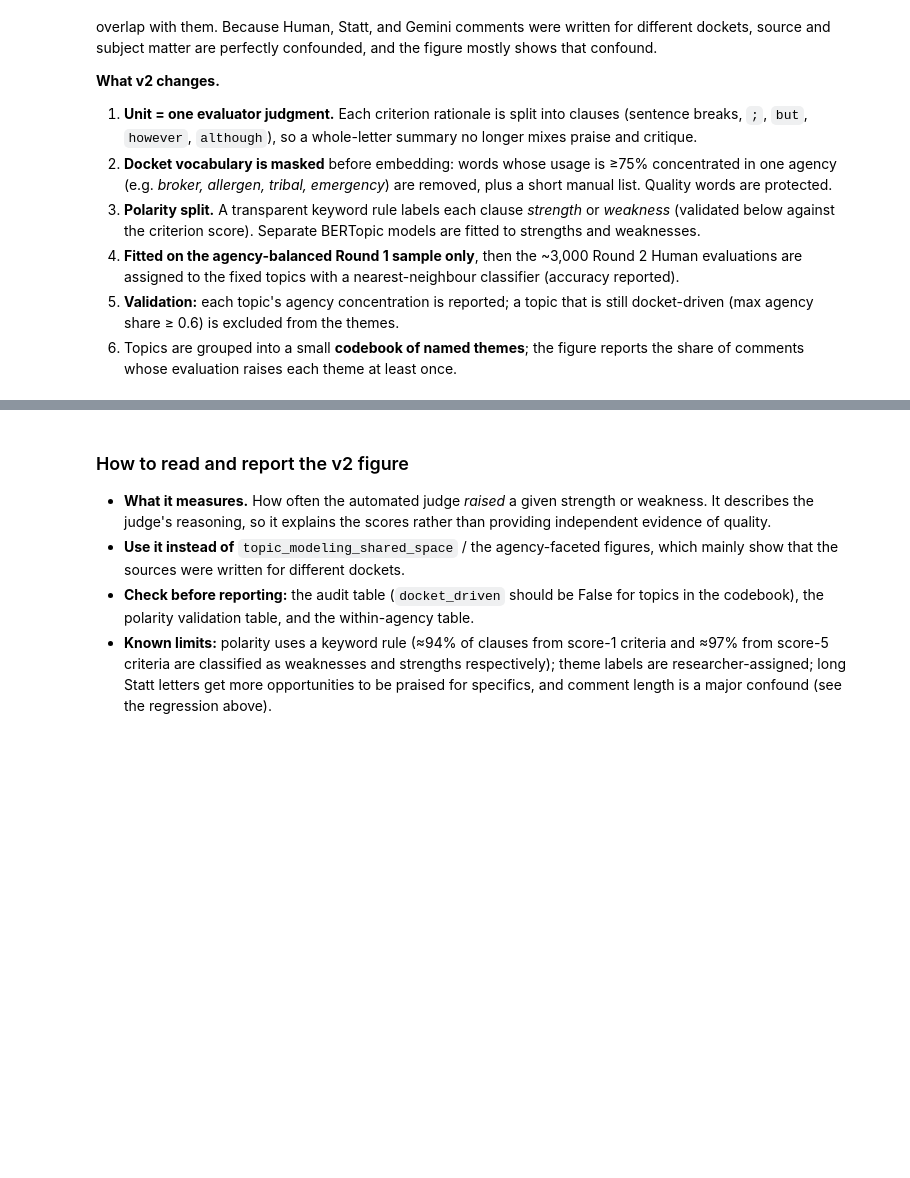
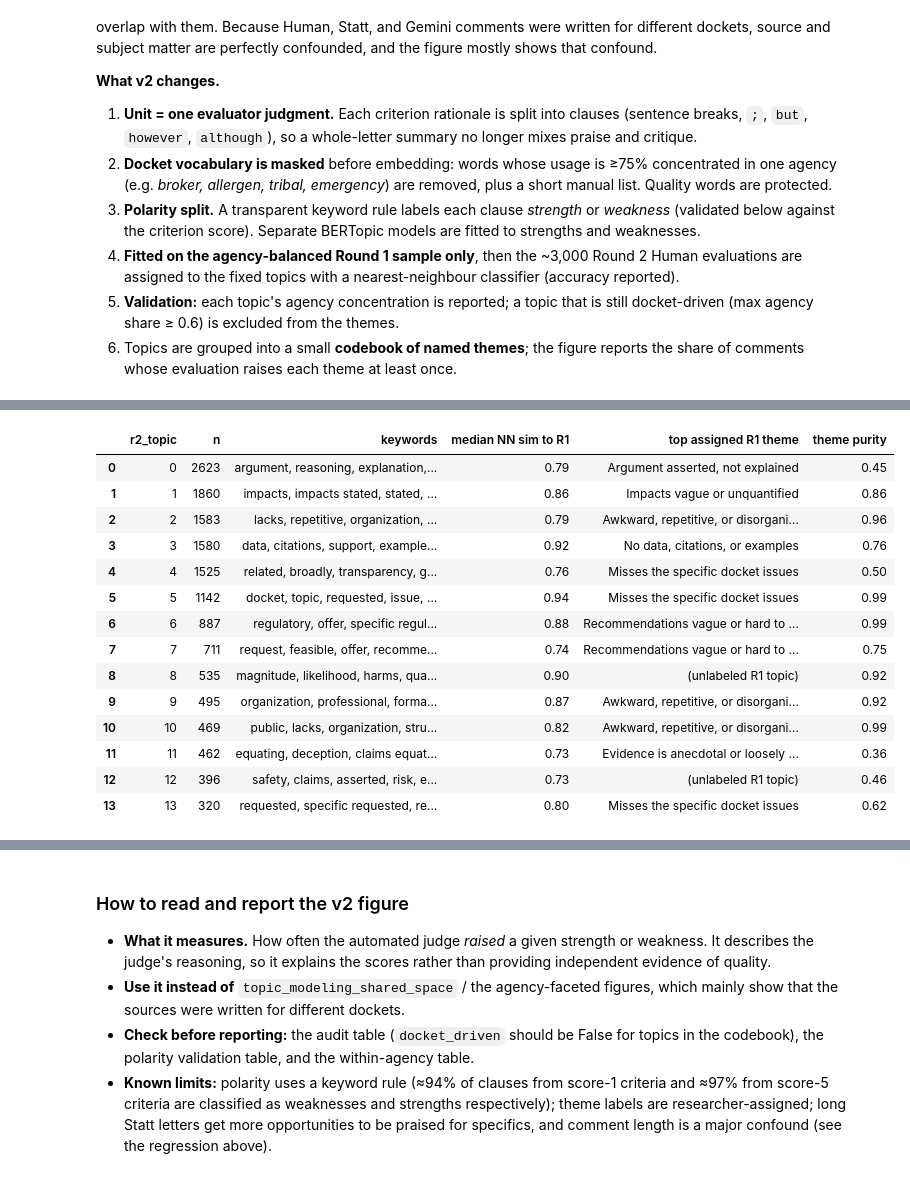
Before and after one commit to guozhan11/LLM-as-judge, a Jupyter notebook: comment_analysis.ipynb, the cells around one changed output, grey strips where cells are left out. Cells and saved outputs as stored; diff of their text form; code cells hidden in the pictures; blank space fills up the shorter version.

```diff
--- a/comment_analysis.ipynb
+++ b/comment_analysis.ipynb
@@ -2416,0 +2429,73 @@ Saved images/topic_modeling_evaluator_themes.png and images/topic_modeling_evalu
+# %%
+# ── v2 check: Round 2 coverage by the Round 1 topic space ────────────────────
+rng = np.random.default_rng(42)
+
+
+def nearest_similarity(query, reference, exclude_self=False, chunk=2048):
+    best = np.empty(len(query))
+    for start in range(0, len(query), chunk):
+        sims = query[start:start + chunk] @ reference.T
+        if exclude_self:
+            sims[np.arange(sims.shape[0]), np.arange(start, start + sims.shape[0])] = -1
+        best[start:start + chunk] = sims.max(axis=1)
+    return best
+
+
+coverage_rows, low_similarity_examples = [], {}
+for polarity in ["weakness", "strength"]:
+    ref_mask = (is_fit_unit & units["polarity"].eq(polarity) & units["v2_topic"].ge(0)).to_numpy()
+    r2_mask = (~is_fit_unit & units["polarity"].eq(polarity)).to_numpy()
+    reference = unit_embeddings[ref_mask]
+    r1_nn = nearest_similarity(reference, reference, exclude_self=True)
+    r2_nn = nearest_similarity(unit_embeddings[r2_mask], reference)
+    threshold = np.quantile(r1_nn, 0.05)
+    units.loc[r2_mask, "r1_nn_similarity"] = r2_nn
+    coverage_rows.append({
+        "polarity": polarity,
+        "Round 1 median NN similarity": np.median(r1_nn),
+        "Round 2 median NN similarity": np.median(r2_nn),
+        "low-similarity threshold (R1 5th pct)": threshold,
+        "Round 2 clauses below threshold": (r2_nn < threshold).mean(),
+    })
+    low = units.loc[r2_mask].assign(sim=r2_nn).query("sim < @threshold")
+    low_similarity_examples[polarity] = low.sample(min(8, len(low)), random_state=0)[["sim", "text"]]
+print("=== Coverage (5% of Round 1 clauses fall below the threshold by construction) ===")
+display(pd.DataFrame(coverage_rows).round(3))
+for polarity, examples in low_similarity_examples.items():
+    print(f"\nLeast-covered Round 2 {polarity} clauses (sample):")
+    for sim, text in examples.itertuples(index=False):
+        print(f"   {sim:.2f}  {text[:130]}")
+
+# ── Exploratory: fit BERTopic on Round 2 clauses alone ──────────────────────
+print("\n=== Round 2-only topics vs the Round 1 themes they were assigned to ===")
+for polarity in ["weakness", "strength"]:
+    r2_mask = (~is_fit_unit & units["polarity"].eq(polarity)).to_numpy()
+    r2_units = units.loc[r2_mask].copy()
+    r2_model = BERTopic(
+        vectorizer_model=CountVectorizer(stop_words=V2_STOPWORDS, ngram_range=(1, 2), min_df=5),
+        umap_model=UMAP(n_neighbors=15, n_components=5, min_dist=0.0, metric="cosine", random_state=42),
+        hdbscan_model=HDBSCAN(min_cluster_size=300, min_samples=10),
+        verbose=False,
+    )
+    r2_units["r2_topic"], _ = r2_model.fit_transform(r2_units["masked"].tolist(), embeddings=unit_embeddings[r2_mask])
+    summary = []
+    for topic_id, group in r2_units[r2_units["r2_topic"].ge(0)].groupby("r2_topic"):
+        themes = group["v2_theme"].fillna("(unlabeled R1 topic)").value_counts(normalize=True)
+        summary.append({
+            "r2_topic": topic_id,
+            "n": len(group),
+            "keywords": ", ".join(w for w, _ in r2_model.get_topic(topic_id)[:6]),
+            "median NN sim to R1": group["r1_nn_similarity"].median(),
+            "top assigned R1 theme": themes.index[0],
+            "theme purity": themes.iloc[0],
+        })
+    summary = pd.DataFrame(summary).round(2)
+    print(f"\n[{polarity}] {len(summary)} Round 2-only topics")
+    display(summary)
+    flagged = summary[(summary["median NN sim to R1"] < summary["median NN sim to R1"].median() - 0.05)
+                      | (summary["theme purity"] < 0.5)]
+    for topic_id in flagged["r2_topic"]:
+        print(f"   flagged topic {topic_id}:")
+        for text in r2_units.loc[r2_units["r2_topic"].eq(topic_id), "text"].sample(4, random_state=0):
+            print("      -", text[:130])
+# %% [output]
@@ -2416,0 +2523,15 @@ Saved images/topic_modeling_evaluator_themes.png and images/topic_modeling_evalu
+|  | r2_topic | n | keywords | median NN sim to R1 | top assigned R1 theme | theme purity |
+| 0 | 0 | 2623 | argument, reasoning, explanation,... | 0.79 | Argument asserted, not explained | 0.45 |
+| 1 | 1 | 1860 | impacts, impacts stated, stated, ... | 0.86 | Impacts vague or unquantified | 0.86 |
+| 2 | 2 | 1583 | lacks, repetitive, organization, ... | 0.79 | Awkward, repetitive, or disorgani... | 0.96 |
+| 3 | 3 | 1580 | data, citations, support, example... | 0.92 | No data, citations, or examples | 0.76 |
+| 4 | 4 | 1525 | related, broadly, transparency, g... | 0.76 | Misses the specific docket issues | 0.50 |
+| 5 | 5 | 1142 | docket, topic, requested, issue, ... | 0.94 | Misses the specific docket issues | 0.99 |
+| 6 | 6 | 887 | regulatory, offer, specific regul... | 0.88 | Recommendations vague or hard to ... | 0.99 |
+| 7 | 7 | 711 | request, feasible, offer, recomme... | 0.74 | Recommendations vague or hard to ... | 0.75 |
+| 8 | 8 | 535 | magnitude, likelihood, harms, qua... | 0.90 | (unlabeled R1 topic) | 0.92 |
+| 9 | 9 | 495 | organization, professional, forma... | 0.87 | Awkward, repetitive, or disorgani... | 0.92 |
+| 10 | 10 | 469 | public, lacks, organization, stru... | 0.82 | Awkward, repetitive, or disorgani... | 0.99 |
+| 11 | 11 | 462 | equating, deception, claims equat... | 0.73 | Evidence is anecdotal or loosely ... | 0.36 |
+| 12 | 12 | 396 | safety, claims, asserted, risk, e... | 0.73 | (unlabeled R1 topic) | 0.46 |
+| 13 | 13 | 320 | requested, specific requested, re... | 0.80 | Misses the specific docket issues | 0.62 |
```
Also changed, not shown: parts of 18 cells of this notebook, 11 other files.
